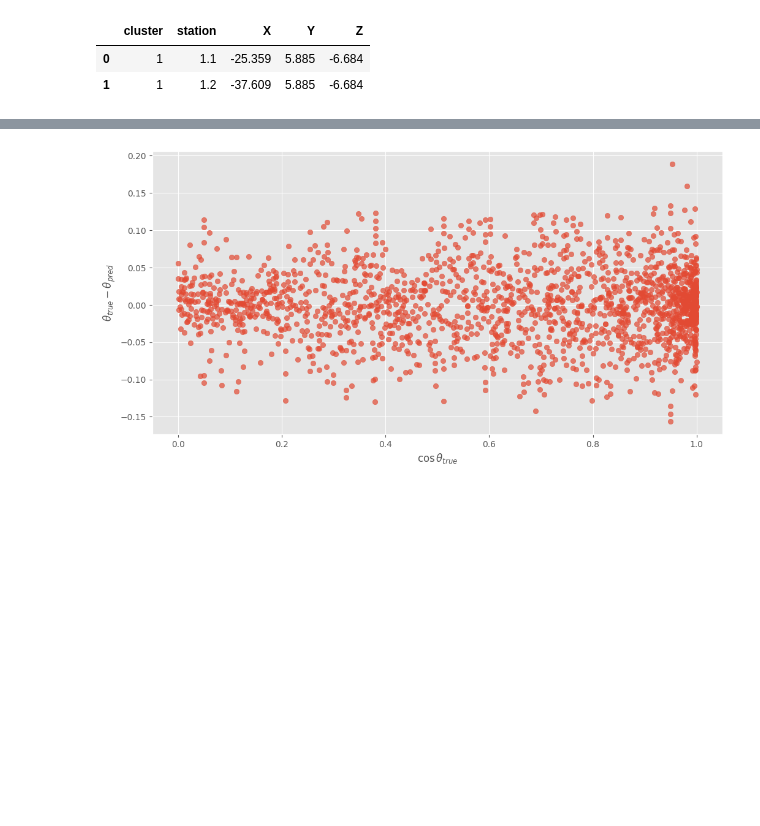
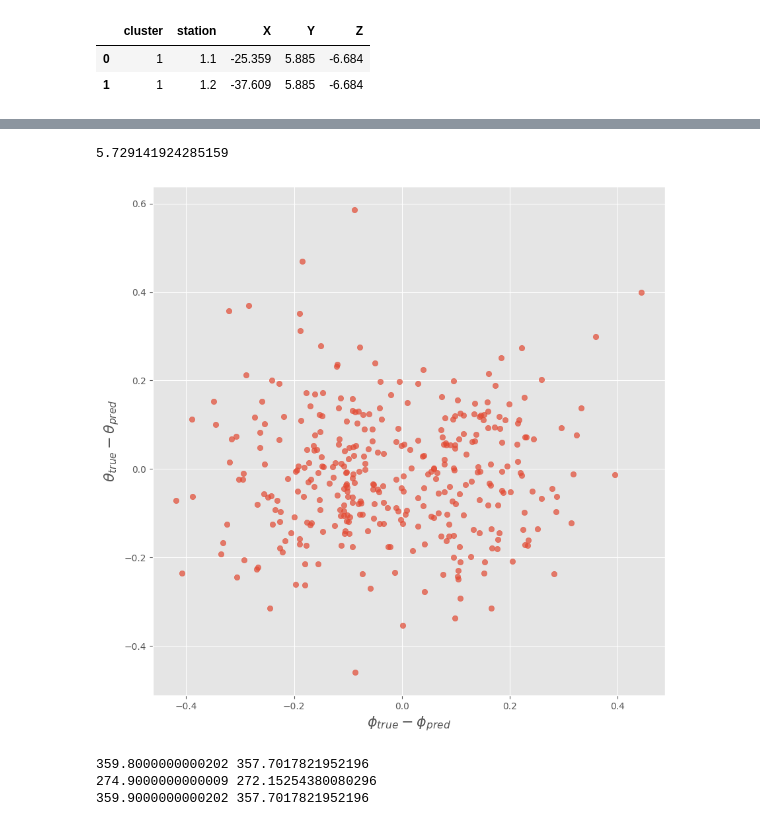
Before and after one commit to matalhim/EAS, a Jupyter notebook: direction/test.ipynb, the cells around one changed output, grey strips where cells are left out. Saved outputs shown, nothing was run; the diff lists cells and outputs as text; code cells hidden in the pictures; blank space fills up the shorter version.

```diff
--- a/direction/test.ipynb
+++ b/direction/test.ipynb
@@ -84,5 +114,5 @@ theta_list = list(np.arange(1, 90, 0.01))
 # %%
-my_dataset = generate_dataset(theta_list, phi, coordinates_df)
+my_dataset = generate_dataset1(theta_list, phi_list, coordinates_df)
 my_dataset.head(5)
 # %% [output]
 |  | t_1 | t_2 | t_3 | t_4 | t_5 | t_6 | t_7 | t_8 | t_9 | t_10 | ... | ... |
@@ -105,7 +135,7 @@ train_data_phi = lgb.Dataset(X_train, label=y_train[:, 1])
 params = {
     'objective': 'regression',
     'metric': 'l2',
-    'num_threads': 4,
+    'num_threads': 10,
 }
 # %%
 pbar = tqdm(total=50, desc="Training LightGBM", unit="iteration")
@@ -118,7 +148,7 @@ Training LightGBM: 310iteration [44:15,  8.56s/iteration]
 # %%
 clf_theta = lgb.train(params,
                       train_data_theta,
-                      num_boost_round=300,
+                      num_boost_round=100,
                       valid_sets=[train_data_theta],
                       valid_names=['train'],
                       callbacks=[tqdm_callback])
@@ -131,7 +162,7 @@ You can set `force_col_wise=true` to remove the overhead.
 # %%
 clf_phi = lgb.train(params,
                     train_data_phi,
-                    num_boost_round=10,
+                    num_boost_round=100,
                     valid_sets=[train_data_phi],
                     valid_names=['train'],
                     callbacks=[tqdm_callback])
@@ -196,35 +216,53 @@ plt.show()
+# %%
+max(errors_phi)
+# %% [output]
+5.729141924285159
 # %%
 y_pred_theta = clf_theta.predict(
     X_test, num_iteration=clf_theta.best_iteration)
 
+y_pred_phi = clf_phi.predict(
+    X_test, num_iteration=clf_phi.best_iteration)
+
 errors_theta = y_test[:, 0] - y_pred_theta
-
+errors_phi = y_test[:, 1] - y_pred_phi
 
 rmse_theta = mean_squared_error(y_test[:, 0], y_pred_theta, squared=False)
 
 
 y_events_flat_theta = np.ravel(y_events[:, 0])
 y_pred_flat_theta = np.ravel(y_pred_theta)
 
 y_events_flat_phi = np.ravel(y_events[:, 1])
 y_pred_flat_phi = np.ravel(y_pred_phi)
 
-plt.figure(figsize=(12, 6))
+plt.figure(figsize=(10, 10))
 
-plt.scatter(np.cos(np.radians(y_test[:, 0])),
-            errors_theta, alpha=0.7)
-plt.xlabel(r'$\cos{\theta_{true}}$')
-plt.ylabel(r'$\theta_{true} - \theta_{pred}$')
+plt.scatter(
+    errors_phi,
+    errors_theta,
+    alpha=0.7,
+)
+plt.xlabel(r'$\phi_{true} - \phi_{pred}$', fontsize=16)
+plt.ylabel(r'$\theta_{true} - \theta_{pred}$', fontsize=16)
 # xticks = [0, np.pi/6, np.pi/3, np.pi/2]
 # xtick_labels = [
 #     r"$0$",
 #     r"$\pi/6$",
 #     r"$\pi/3$",
 #     r"$\pi/2$"
 # ]
 # plt.xticks(xticks, xtick_labels)
 plt.grid(True)
-plt.savefig('plots/test_theta_diif.png')
+plt.savefig('plots/test_theta_vs_phi_diif.png')
 plt.show()
 # %% [output]
-[figure, old version]
+[figure, new version]
+# %%
+for i in range(len(y_pred_phi)):
+    if abs(y_test[:, 1][i] - y_pred_phi[i]) > 2:
+        print(y_test[:, 1][i], y_pred_phi[i])
+# %% [output]
+359.8000000000202 357.7017821952196
+274.9000000000009 272.15254380080296
+359.9000000000202 357.7017821952196
```
Also changed, not shown: parts of 11 cells of this notebook.
